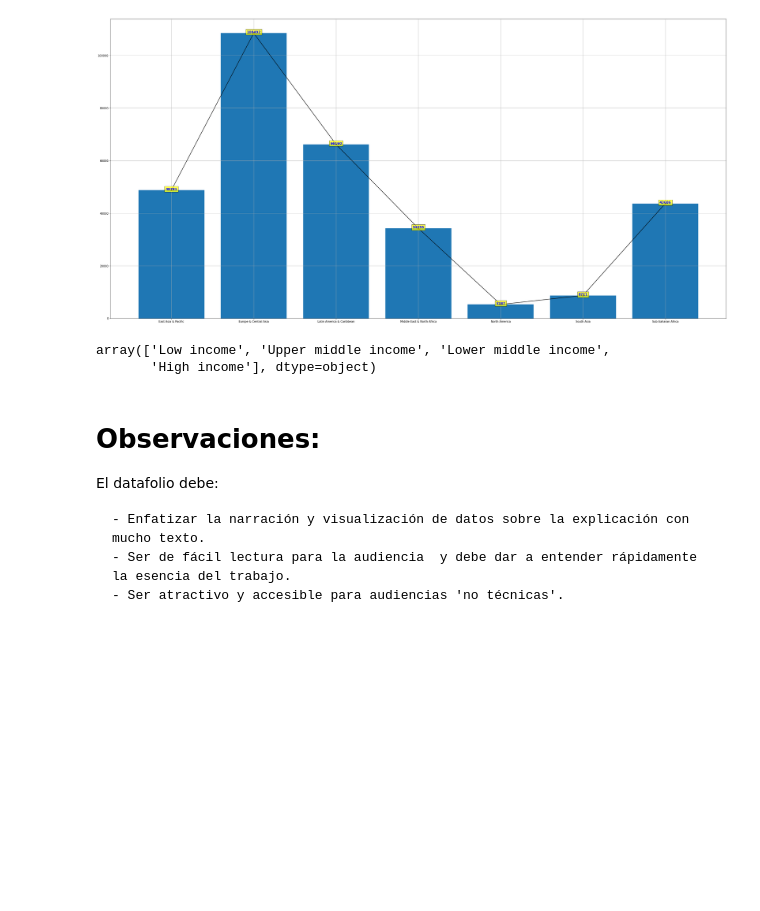
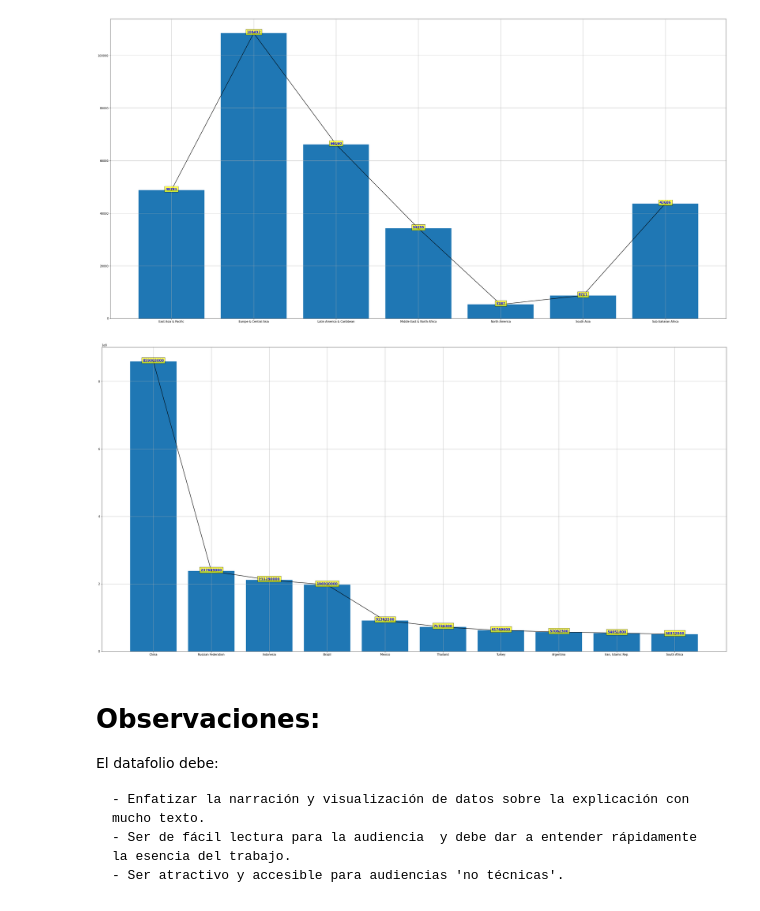
Before and after one commit to Brayanpaezperez/Trabajos_2_semestre, a Jupyter notebook: Datafolio/WDI - Datafolio.ipynb, the cells around one changed output. Saved outputs shown, nothing was run; the diff lists cells and outputs as text; code cells hidden in the pictures; blank space fills up the shorter version.

```diff
--- a/Datafolio/WDI - Datafolio.ipynb
+++ b/Datafolio/WDI - Datafolio.ipynb
@@ -126,8 +127,8 @@ Es aquí donde su creatividad será puesta a prueba, pues ya tiene una base de d
 
 Recuerde la información debe ser relevante, fácil de leer y puede emplear las diferentes librerías vistas hasta ahora para hacer de su datafolio el mejor.
 # %%
-def grafica_año(dataframe,tema):
-    sub_tema_df_cel=dataframe
+def grafica_año(data,tema):
+    sub_tema_df_cel=data
     sub_tema_df_cel=sub_tema_df[sub_tema_df['Indicator Name_x']==tema]
     df_indi_año=sub_tema_df_cel.groupby(['Año'])['Valor'].sum().astype('int64').reset_index(name='Total')
     df_indi_año['Año']=(df_indi_año['Año'].astype(int))
@@ -156,8 +157,8 @@ def grafica_año(dataframe,tema):
 
     plt.show()
 
-def grafica_region(dataframe,tema):
-    sub_tema_df_cel=dataframe
+def grafica_region(data,tema):
+    sub_tema_df_cel=data
     sub_tema_df_cel=sub_tema_df[sub_tema_df['Indicator Name_x']==tema]
     df_indi_año=sub_tema_df_cel.groupby(['Region'])['Valor'].sum().astype('int64').reset_index(name='Total')
     plt.figure(figsize=(40,20))
@@ -178,17 +179,37 @@ def grafica_region(dataframe,tema):
              fontweight = 'bold')
 
     plt.show()
+##########Top 10 pais por nivel de ingresos y por año
+def top_10_pais(sub_tema_df,año,in_group,tema):
+    sub_tema_df_cel=sub_tema_df[sub_tema_df['Indicator Name_x']==tema]
+    df_indi_año=sub_tema_df_cel.groupby(['Country Name','Region','Año','Income Group'])['Valor'].sum().astype('int64').reset_index(name='Total')
+    df_indi_año=df_indi_año[(df_indi_año['Income Group']==in_group)& (df_indi_año['Año'].astype(int)==año)].sort_values(by='Total', ascending=False).head(10)
+    plt.figure(figsize=(40,20))
+    vals=df_indi_año['Country Name'].tolist()
+    hist=df_indi_año['Total'].tolist()
+    plt.bar(vals, hist)
+    plt.plot(vals, hist,'k',marker='o')
+    plt.grid(True)
+    for i in range(len(vals)):
+      porcentaje=str(hist[i])
+      plt.text(vals[i],
+             hist[i],
+             f'{porcentaje}',
+             horizontalalignment='center',
+             bbox=dict(facecolor='yellow', alpha=0.7),
+             fontsize=12,
+             color = 'blue',
+             fontweight = 'bold')
+
+    plt.show()
 # %%
 grafica_region(sub_tema_df,'Mobile cellular subscriptions (per 100 people)')
 # %% [output]
 [figure]
-# %%
-sub_tema_df_cel=sub_tema_df[sub_tema_df['Indicator Name_x']=='Mobile cellular subscriptions']
-df_indi_año=sub_tema_df_cel.groupby(['Country Name','año','Income Group'])['Valor'].sum().astype('int64').reset_index(name='Total')
-df_indi_año['Income Group'].unique()
-# %% [output]
-array(['Low income', 'Upper middle income', 'Lower middle income',
-       'High income'], dtype=object)
+# %%
+top_10_pais(sub_tema_df,2010,'Upper middle income','Mobile cellular subscriptions')#'Low income', 'Upper middle income', 'Lower middle income',       'High income'
+# %% [output]
+[figure, added]
 # %% [markdown]
 # Observaciones:
 El datafolio debe:
```
Also changed, not shown: parts of 1 cell of this notebook.
